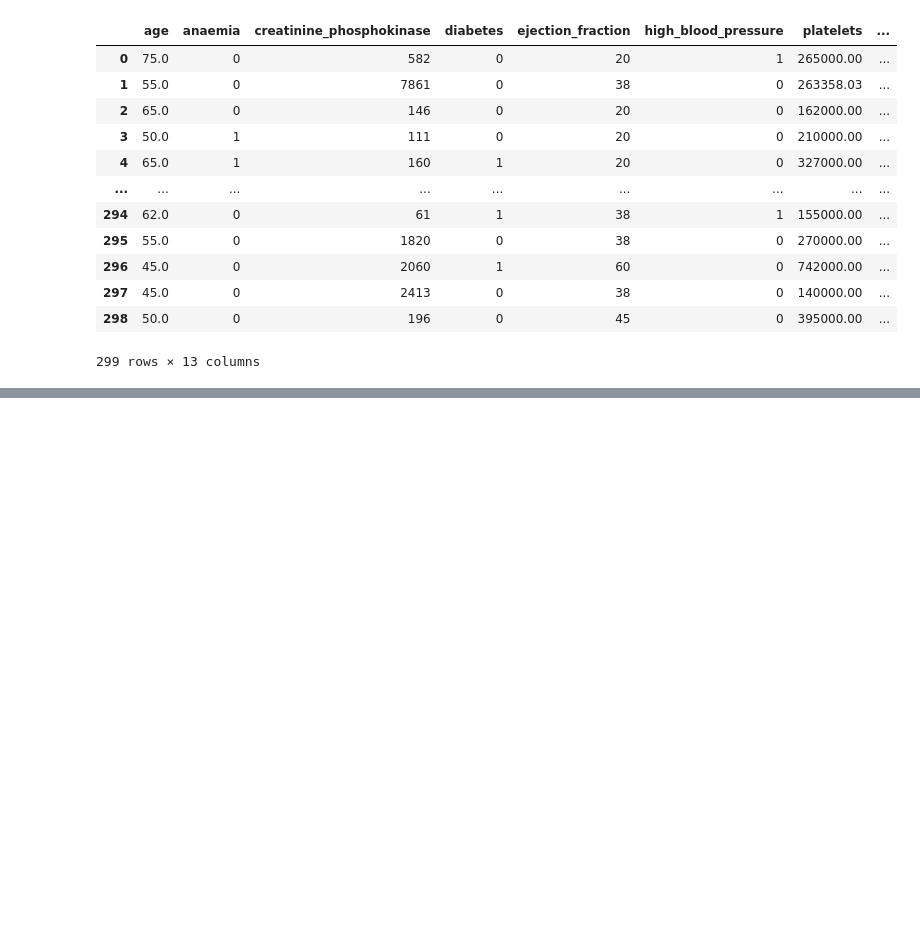
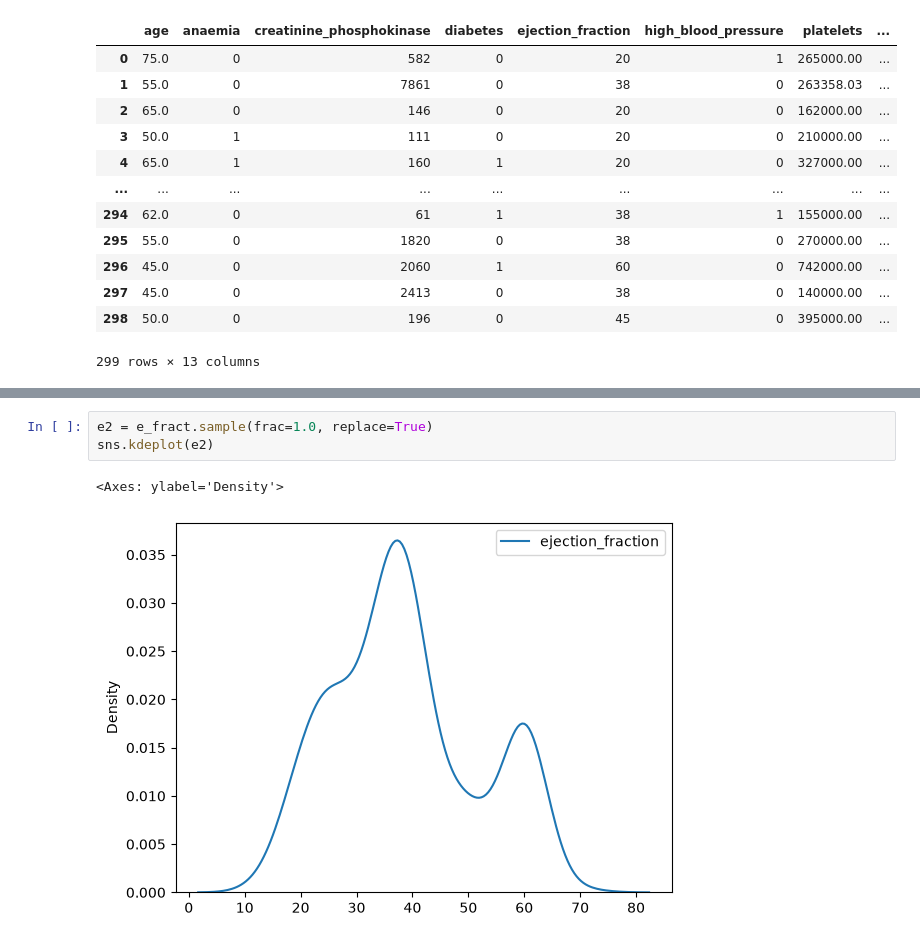
Before and after one commit to hmriffee/uu_kde, a Jupyter notebook: Homework4_Riffee.ipynb, the cells around one changed output, grey strips where cells are left out. Saved outputs shown, nothing was run; the diff lists cells and outputs as text; blank space fills up the shorter version.

```diff
--- a/Homework4_Riffee.ipynb
+++ b/Homework4_Riffee.ipynb
@@ -95,0 +88,6 @@ Name: ejection_fraction, dtype: float64
+# %%
+e2 = e_fract.sample(frac=1.0, replace=True)
+sns.kdeplot(e2)
+# %% [output]
+<Axes: ylabel='Density'>
+[figure, added]
```
Also changed, not shown: parts of 12 cells of this notebook.
